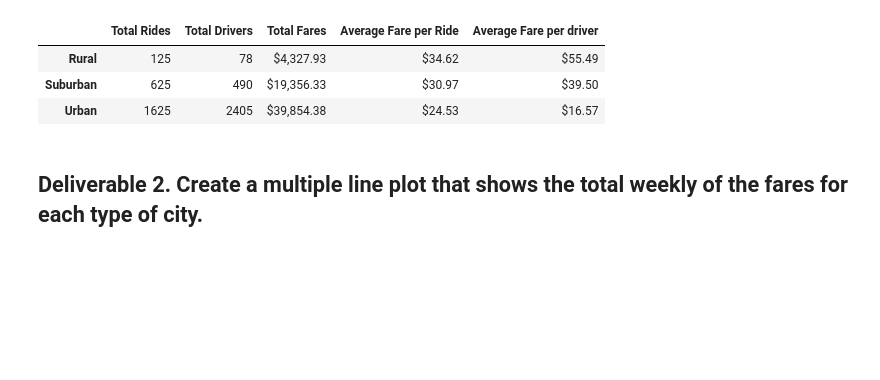
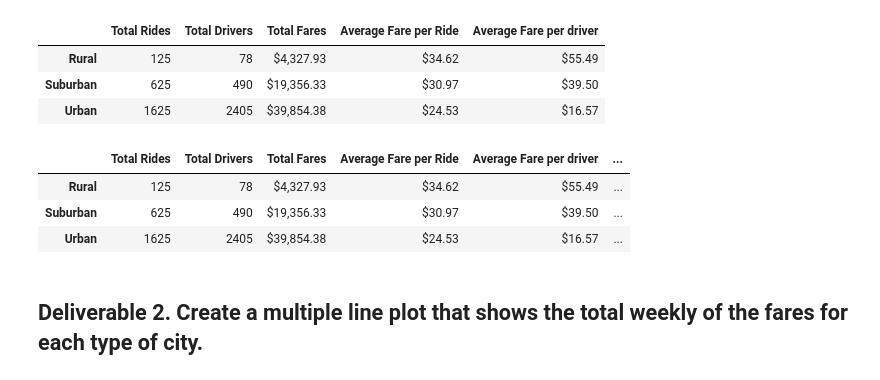
Before and after one commit to shantaljambotkar/PyBer_Analysis, a Jupyter notebook: PyBer_Challenge.ipynb, the cells around one changed output. Drawn from its saved outputs; the diff is of its cells as text; code cells hidden in the pictures; blank space fills up the shorter version.

```diff
--- a/PyBer_Challenge.ipynb
+++ b/PyBer_Challenge.ipynb
@@ -143,6 +143,23 @@ pyber_summary_df
 | Rural | 125 | 78 | $4,327.93 | $34.62 | $55.49 |
 | Suburban | 625 | 490 | $19,356.33 | $30.97 | $39.50 |
 | Urban | 1625 | 2405 | $39,854.38 | $24.53 | $16.57 |
+# %%
+#  8.1 Format the columns.
+pyber_summary_df =pd.DataFrame(
+                    {"Total Rides": type_rides_count,
+                     "Total Drivers": type_driver_count,
+                    "Total Fares": type_fares_total.map("${:,.2f}".format),
+                    "Average Fare per Ride" : type_fares_avg.map("${:,.2f}".format),
+                    "Average Fare per driver": type_fares_driver_avg.map("${:,.2f}".format),
+                     "Total Fare per City type": type_fares_total
+                    })
+
+pyber_summary_df
+# %% [output]
+|  | Total Rides | Total Drivers | Total Fares | Average Fare per Ride | Average Fare per driver | ... |
+| Rural | 125 | 78 | $4,327.93 | $34.62 | $55.49 | ... |
+| Suburban | 625 | 490 | $19,356.33 | $30.97 | $39.50 | ... |
+| Urban | 1625 | 2405 | $39,854.38 | $24.53 | $16.57 | ... |
 # %% [markdown]
 ## Deliverable 2.  Create a multiple line plot that shows the total weekly of the fares for each type of city.
 # %%
```
Also changed, not shown: parts of 1 cell of this notebook, 1 other file.
